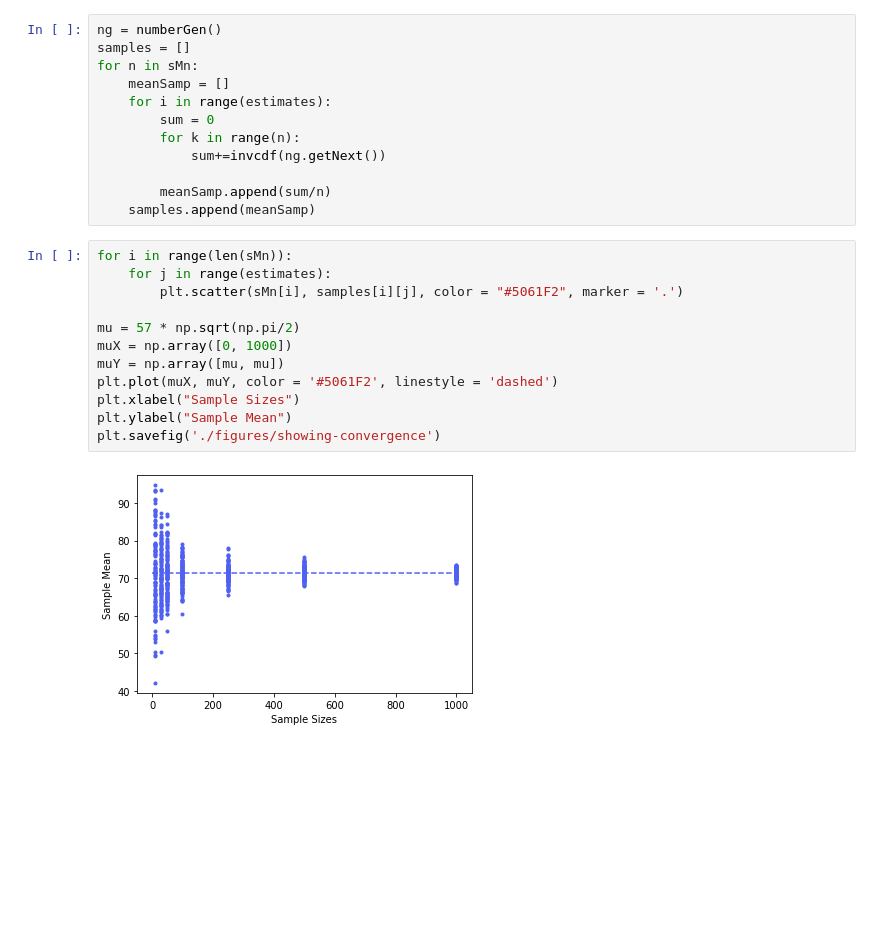
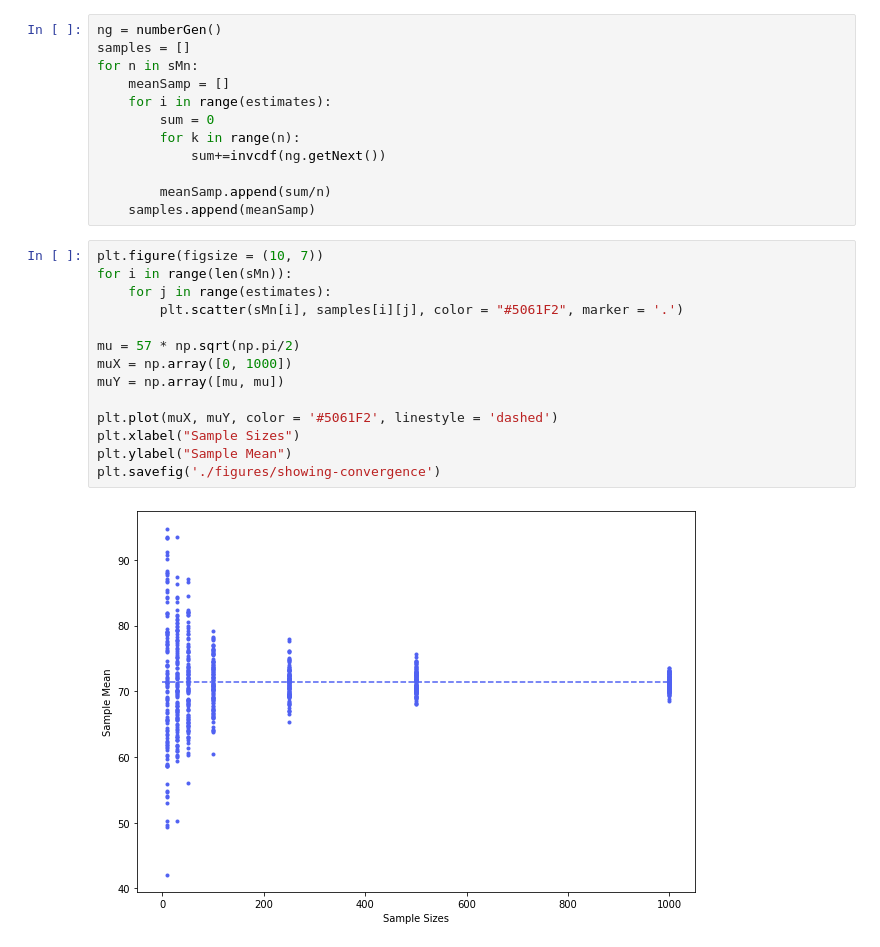
Before and after one commit to Ravocado/Probability-Project-3, a Jupyter notebook: experiment.ipynb, the cells around one changed output. Saved outputs shown, nothing was run; the diff lists cells and outputs as text; blank space fills up the shorter version.

Commit message:
actually fixed figures

```diff
--- a/experiment.ipynb
+++ b/experiment.ipynb
@@ -22,16 +22,18 @@ for n in sMn:
         meanSamp.append(sum/n)
     samples.append(meanSamp)
 # %%
+plt.figure(figsize = (10, 7))
 for i in range(len(sMn)):
     for j in range(estimates):
         plt.scatter(sMn[i], samples[i][j], color = "#5061F2", marker = '.')
 
 mu = 57 * np.sqrt(np.pi/2)
 muX = np.array([0, 1000])
 muY = np.array([mu, mu])
+
 plt.plot(muX, muY, color = '#5061F2', linestyle = 'dashed')
 plt.xlabel("Sample Sizes")
 plt.ylabel("Sample Mean")
 plt.savefig('./figures/showing-convergence')
 # %% [output]
-[figure, old version]
+[figure, new version]
```
Also changed, not shown: 4 other files.
